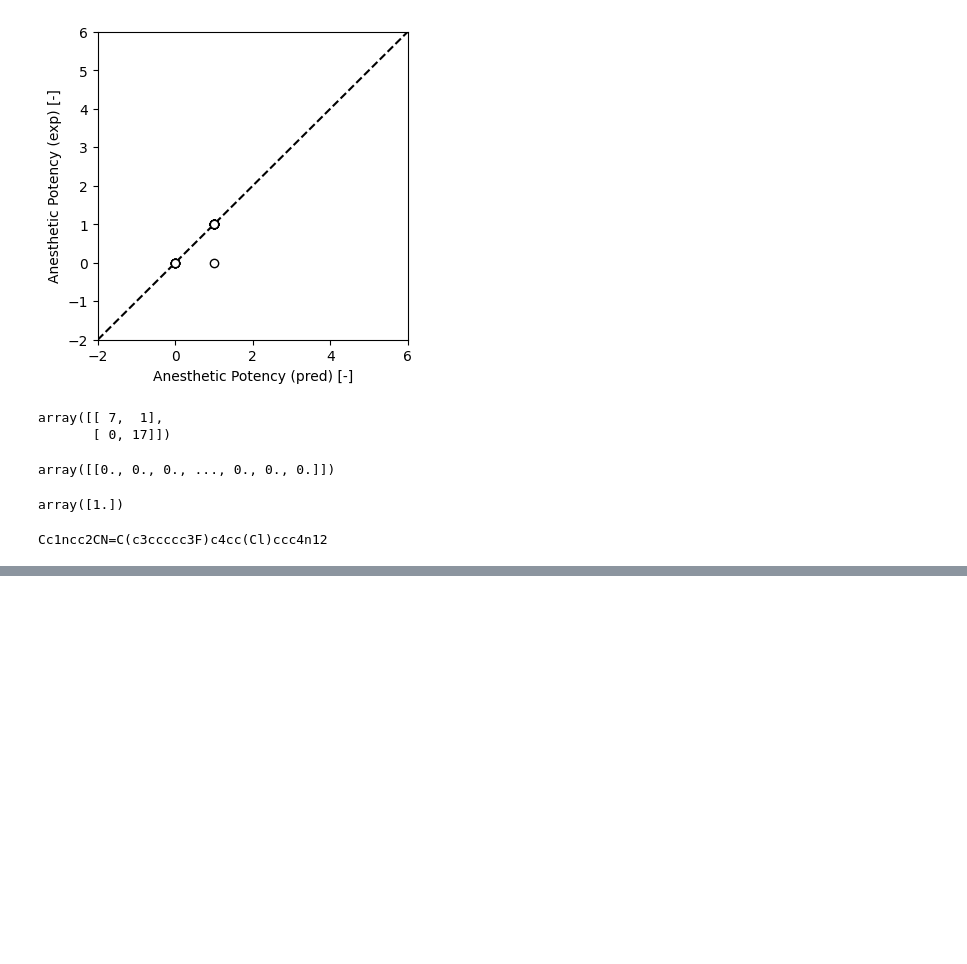
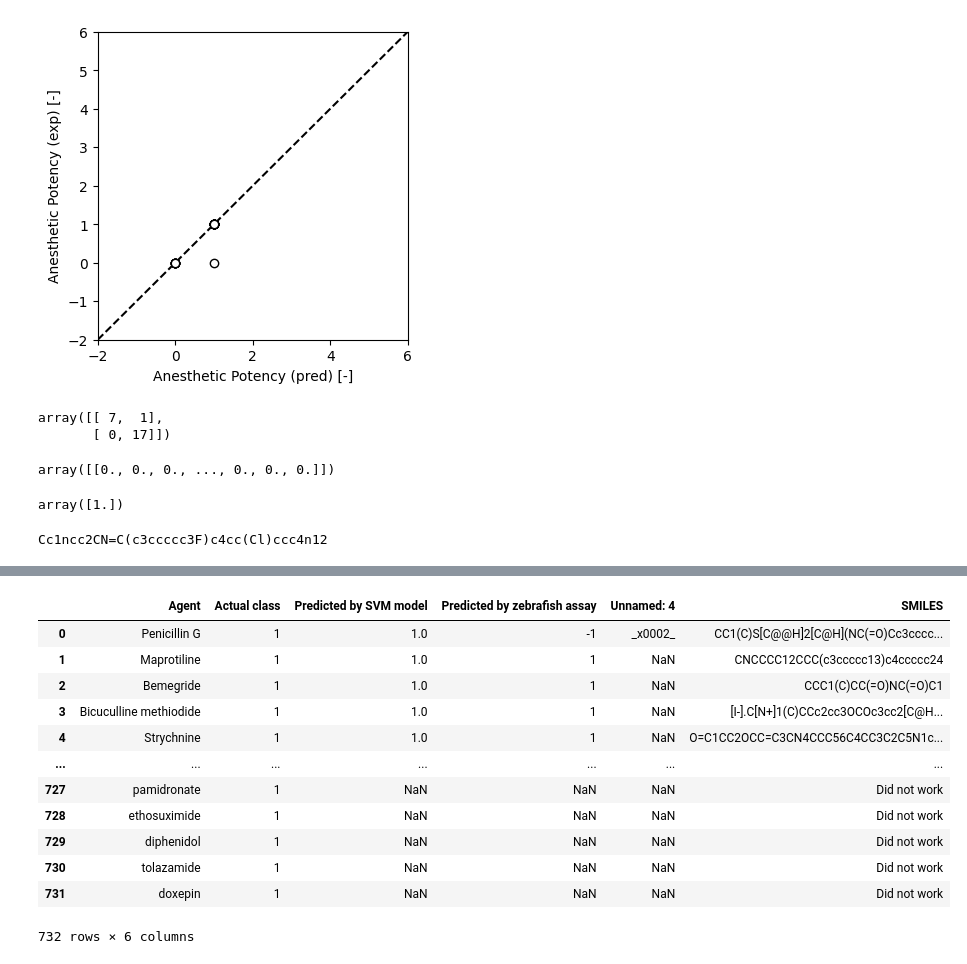
Before and after one commit to BradyCh/ACTSO_Anesthetics, a Jupyter notebook: ACTSO_project.ipynb, the cells around one changed output, grey strips where cells are left out. Saved outputs shown, nothing was run; the diff lists cells and outputs as text; code cells hidden in the pictures; blank space fills up the shorter version.

```diff
--- a/ACTSO_project.ipynb
+++ b/ACTSO_project.ipynb
@@ -755,3 +751,6 @@ array([1.])
 print (smilocs)
 # %% [output]
 Cc1ncc2CN=C(c3ccccc3F)c4cc(Cl)ccc4n12
+# %%
+import pandas as pd
+data = pd.read_excel('gdrive/My Drive/drugresources1.xlsx')
@@ -757,0 +773,2 @@ Cc1ncc2CN=C(c3ccccc3F)c4cc(Cl)ccc4n12
+# %%
+data.loc[data['Actual class']<0,'Actual class']=0
@@ -757,0 +791,19 @@ Cc1ncc2CN=C(c3ccccc3F)c4cc(Cl)ccc4n12
+# %%
+from urllib.request import urlopen
+from urllib.parse import quote
+
+def CIRconvert(ids):
+    try:
+        #url = 'http://cactus.nci.nih.gov/chemical/structure/' + quote(ids) + '/smiles'
+        url = 'https://pubchem.ncbi.nlm.nih.gov/compound/' + quote(ids) + '#section=Canonical-SMILES&fullscreen=true'
+        print (url)
+        ans = urlopen(url).read().decode('utf8')
+        print (ans)
+        return ans
+    except:
+        return 'Did not work'
+
+identifiers  = ['3-Methylheptane', 'Aspirin', 'Diethylsulfate', 'Diethyl sulfate', '50-78-2', 'Adamant']
+
+for ids in identifiers :
+    print(CIRconvert(ids))
@@ -757,0 +828,18 @@ Cc1ncc2CN=C(c3ccccc3F)c4cc(Cl)ccc4n12
+# %%
+data['SMILES']=[CIRconvert(ids) for ids in data['Agent']]
+# %%
+data
+# %% [output]
+|  | Agent | Actual class | Predicted by SVM model | Predicted by zebrafish assay | Unnamed: 4 | SMILES |
+| 0 | Penicillin G | 1 | 1.0 | -1 | _x0002_ | CC1(C)S[C@@H]2[C@H](NC(=O)Cc3cccc... |
+| 1 | Maprotiline | 1 | 1.0 | 1 | NaN | CNCCCC12CCC(c3ccccc13)c4ccccc24 |
+| 2 | Bemegride | 1 | 1.0 | 1 | NaN | CCC1(C)CC(=O)NC(=O)C1 |
+| 3 | Bicuculline methiodide | 1 | 1.0 | 1 | NaN | [I-].C[N+]1(C)CCc2cc3OCOc3cc2[C@H... |
+| 4 | Strychnine | 1 | 1.0 | 1 | NaN | O=C1CC2OCC=C3CN4CCC56C4CC3C2C5N1c... |
+| ... | ... | ... | ... | ... | ... | ... |
+| 727 | pamidronate | 1 | NaN | NaN | NaN | Did not work |
+| 728 | ethosuximide | 1 | NaN | NaN | NaN | Did not work |
+| 729 | diphenidol | 1 | NaN | NaN | NaN | Did not work |
+| 730 | tolazamide | 1 | NaN | NaN | NaN | Did not work |
+| 731 | doxepin | 1 | NaN | NaN | NaN | Did not work |
+732 rows × 6 columns
```
Also changed, not shown: parts of 12 cells of this notebook.
